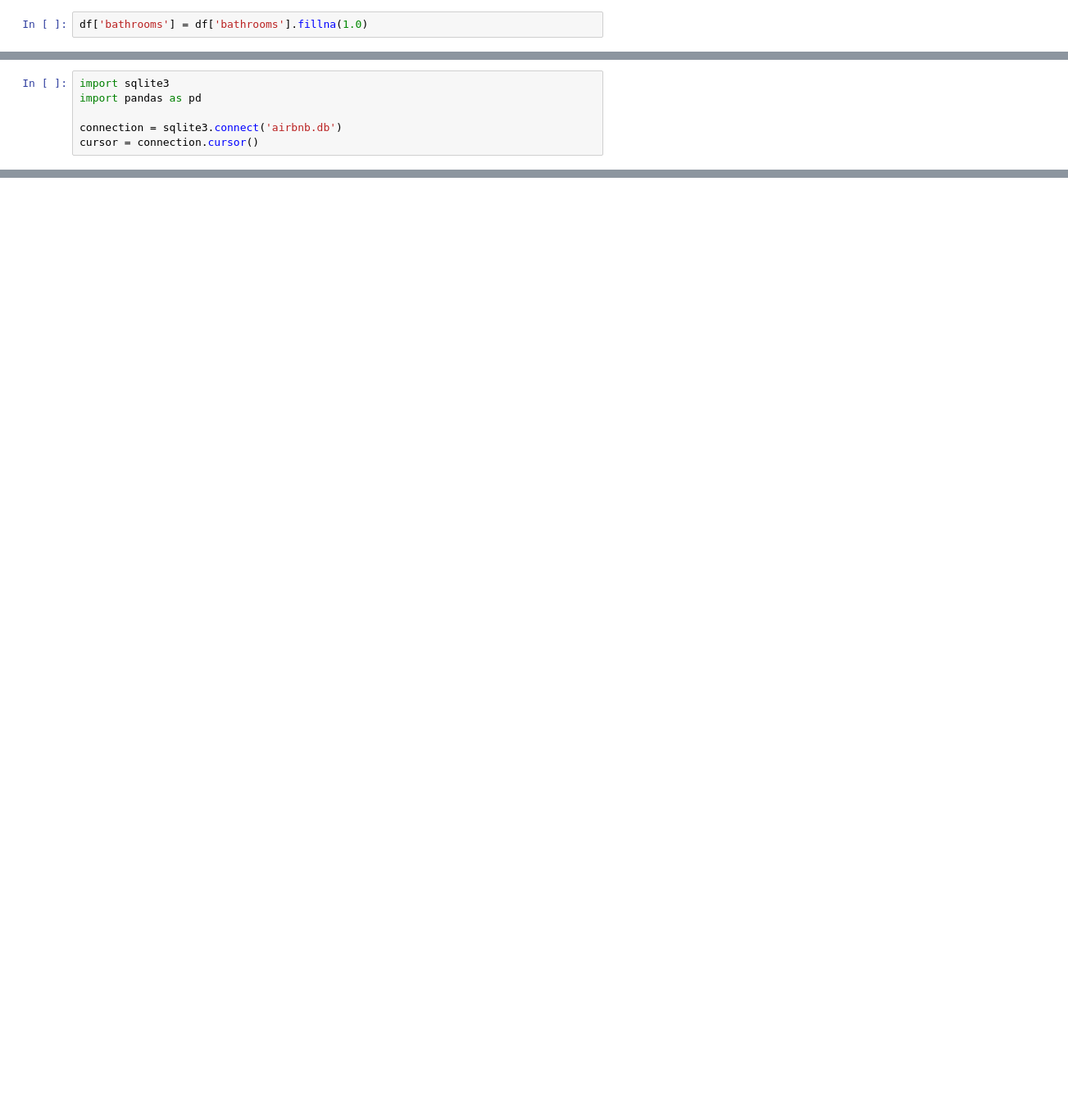
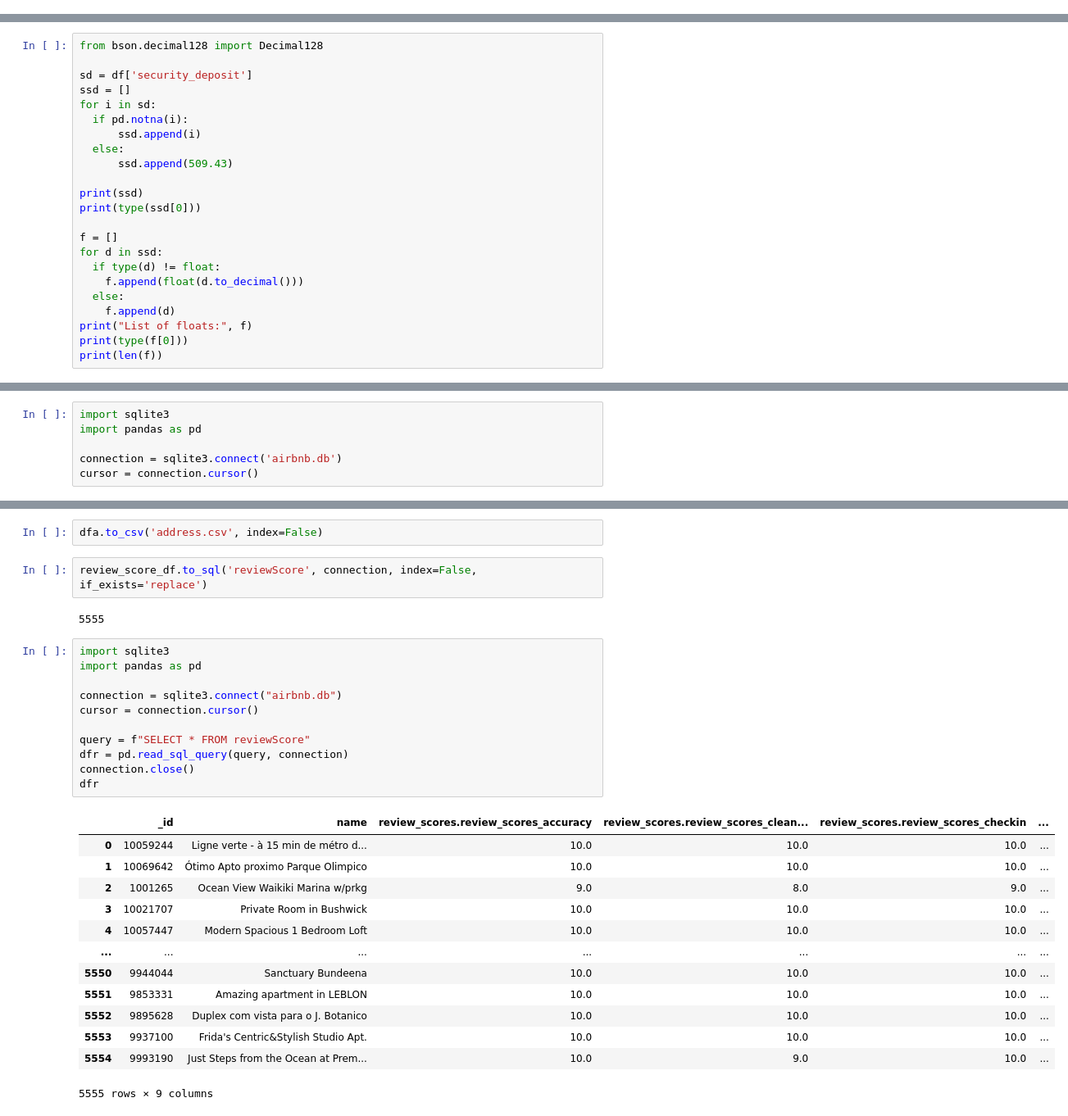
Before and after one commit to 30Umamaheswari/Airbnb, a Jupyter notebook: Airbnb.ipynb, the cells around one changed output, grey strips where cells are left out. Shown at 82% size. Saved outputs shown, nothing was run; the diff lists cells and outputs as text; blank space fills up the shorter version.

```diff
--- a/Airbnb.ipynb
+++ b/Airbnb.ipynb
@@ -129,5 +244,3 @@ df['bathrooms'].value_counts()
 16.0       1
 9.0        1
 Name: bathrooms, dtype: int64
-# %%
-df['bathrooms'] = df['bathrooms'].fillna(1.0)
@@ -133,0 +274,23 @@ df['bathrooms'] = df['bathrooms'].fillna(1.0)
+# %%
+from bson.decimal128 import Decimal128
+
+sd = df['security_deposit']
+ssd = []
+for i in sd:
+  if pd.notna(i):
+      ssd.append(i)
+  else:
+      ssd.append(509.43)
+
+print(ssd)
+print(type(ssd[0]))
+
+f = []
+for d in ssd:
+  if type(d) != float:
+    f.append(float(d.to_decimal()))
+  else:
+    f.append(d)
+print("List of floats:", f)
+print(type(f[0]))
+print(len(f))
@@ -517,0 +880,31 @@ df['bathrooms'] = df['bathrooms'].apply(convert_decimal_to_float)
+# %%
+dfa.to_csv('address.csv', index=False)
+# %%
+review_score_df.to_sql('reviewScore', connection, index=False, if_exists='replace')
+# %% [output]
+5555
+# %%
+import sqlite3
+import pandas as pd
+
+connection = sqlite3.connect("airbnb.db")
+cursor = connection.cursor()
+
+query = f"SELECT * FROM reviewScore"
+dfr = pd.read_sql_query(query, connection)
+connection.close()
+dfr
+# %% [output]
+|  | _id | name | review_scores.review_scores_accuracy | review_scores.review_scores_clean... | review_scores.review_scores_checkin | ... |
+| 0 | 10059244 | Ligne verte - à 15 min de métro d... | 10.0 | 10.0 | 10.0 | ... |
+| 1 | 10069642 | Ótimo Apto proximo Parque Olimpico | 10.0 | 10.0 | 10.0 | ... |
+| 2 | 1001265 | Ocean View Waikiki Marina w/prkg | 9.0 | 8.0 | 9.0 | ... |
+| 3 | 10021707 | Private Room in Bushwick | 10.0 | 10.0 | 10.0 | ... |
+| 4 | 10057447 | Modern Spacious 1 Bedroom Loft | 10.0 | 10.0 | 10.0 | ... |
+| ... | ... | ... | ... | ... | ... | ... |
+| 5550 | 9944044 | Sanctuary Bundeena | 10.0 | 10.0 | 10.0 | ... |
+| 5551 | 9853331 | Amazing apartment in LEBLON | 10.0 | 10.0 | 10.0 | ... |
+| 5552 | 9895628 | Duplex com vista para o J. Botanico | 10.0 | 10.0 | 10.0 | ... |
+| 5553 | 9937100 | Frida's Centric&Stylish Studio Apt. | 10.0 | 10.0 | 10.0 | ... |
+| 5554 | 9993190 | Just Steps from the Ocean at Prem... | 10.0 | 9.0 | 10.0 | ... |
+5555 rows × 9 columns
```
Also changed, not shown: parts of 51 cells of this notebook.
